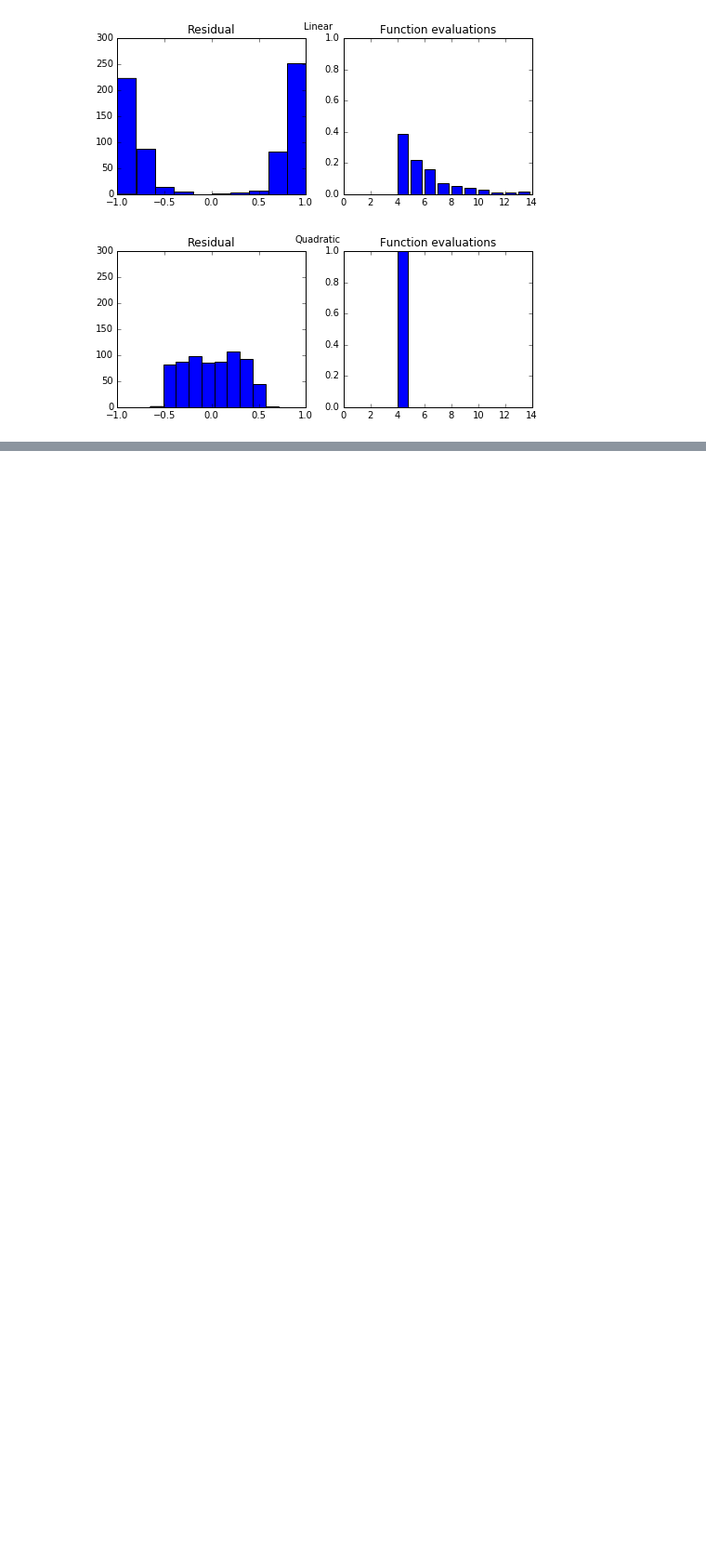
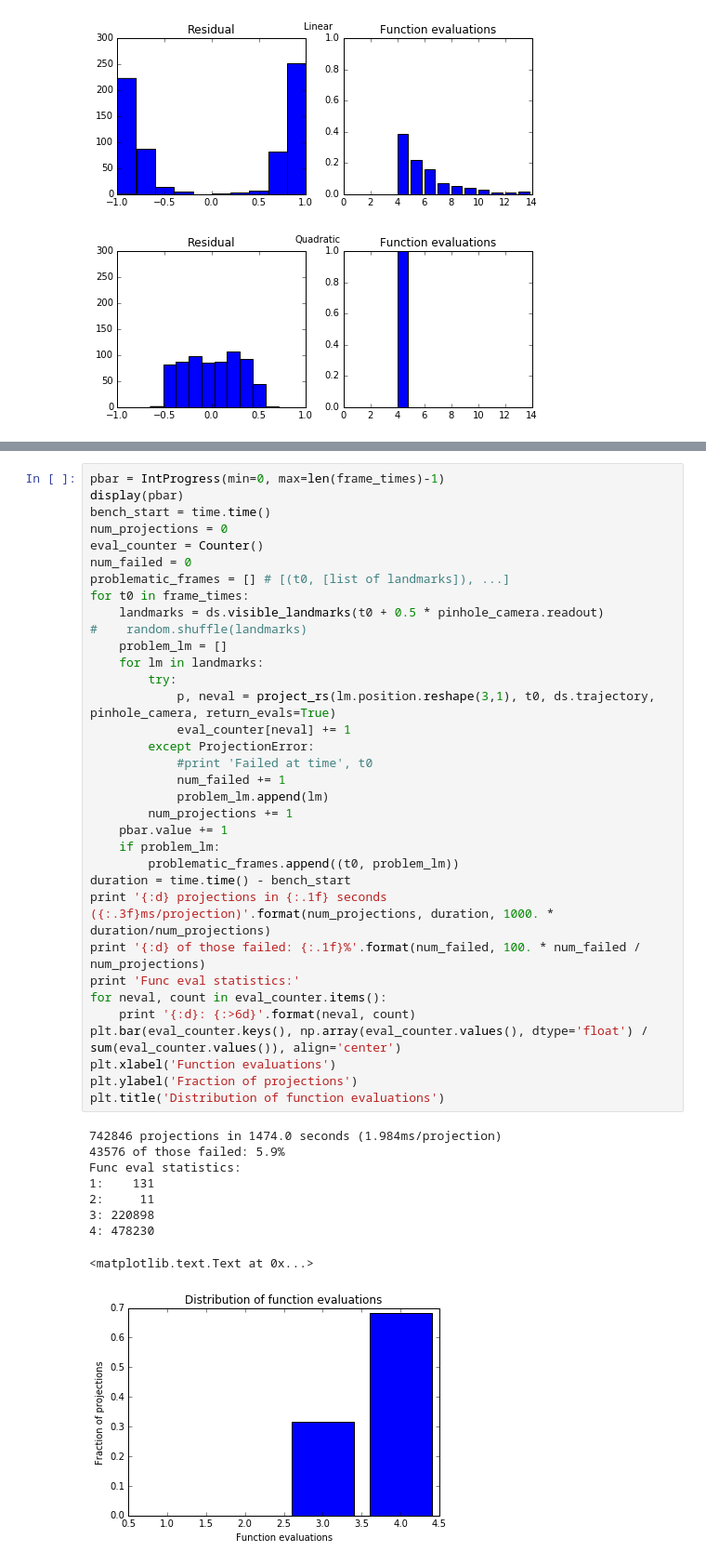
Before and after one commit to hovren/rsimusim, a Jupyter notebook: Cost Function Evaluation.ipynb, the cells around one changed output, grey strips where cells are left out. Shown at 93% size. Drawn from its saved outputs; the diff is of its cells as text; blank space fills up the shorter version.

```diff
--- a/Cost Function Evaluation.ipynb
+++ b/Cost Function Evaluation.ipynb
@@ -224,0 +353,44 @@ quadratic_result
+# %%
+pbar = IntProgress(min=0, max=len(frame_times)-1)
+display(pbar)
+bench_start = time.time()
+num_projections = 0
+eval_counter = Counter()
+num_failed = 0
+problematic_frames = [] # [(t0, [list of landmarks]), ...]
+for t0 in frame_times:
+    landmarks = ds.visible_landmarks(t0 + 0.5 * pinhole_camera.readout)
+#    random.shuffle(landmarks)
+    problem_lm = []
+    for lm in landmarks:
+        try:
+            p, neval = project_rs(lm.position.reshape(3,1), t0, ds.trajectory, pinhole_camera, return_evals=True)
+            eval_counter[neval] += 1
+        except ProjectionError:
+            #print 'Failed at time', t0
+            num_failed += 1
+            problem_lm.append(lm)
+        num_projections += 1
+    pbar.value += 1
+    if problem_lm:
+        problematic_frames.append((t0, problem_lm))
+duration = time.time() - bench_start
+print '{:d} projections in {:.1f} seconds ({:.3f}ms/projection)'.format(num_projections, duration, 1000. * duration/num_projections)
+print '{:d} of those failed: {:.1f}%'.format(num_failed, 100. * num_failed / num_projections)
+print 'Func eval statistics:'
+for neval, count in eval_counter.items():
+    print '{:d}: {:>6d}'.format(neval, count)
+plt.bar(eval_counter.keys(), np.array(eval_counter.values(), dtype='float') / sum(eval_counter.values()), align='center')
+plt.xlabel('Function evaluations')
+plt.ylabel('Fraction of projections')
+plt.title('Distribution of function evaluations')
+# %% [output]
+742846 projections in 1474.0 seconds (1.984ms/projection)
+43576 of those failed: 5.9%
+Func eval statistics:
+1:    131
+2:     11
+3: 220898
+4: 478230
+<matplotlib.text.Text at 0x...>
+[figure, added]
```
Also changed, not shown: parts of 18 cells of this notebook, 4 other files.
